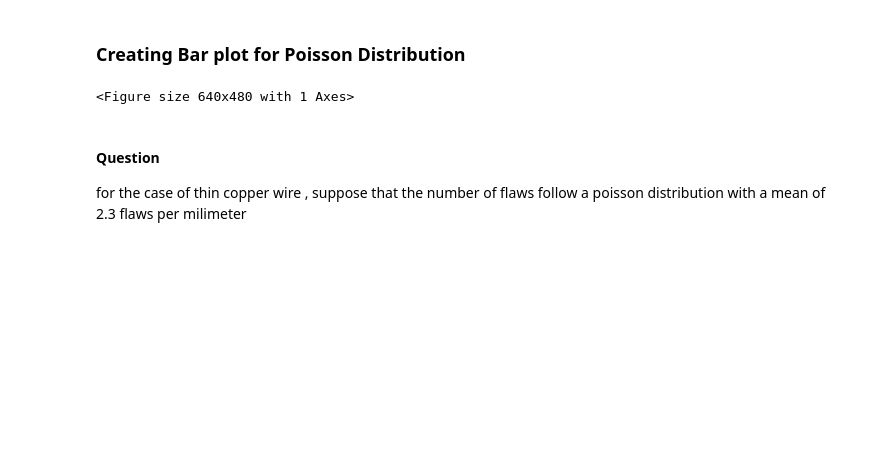
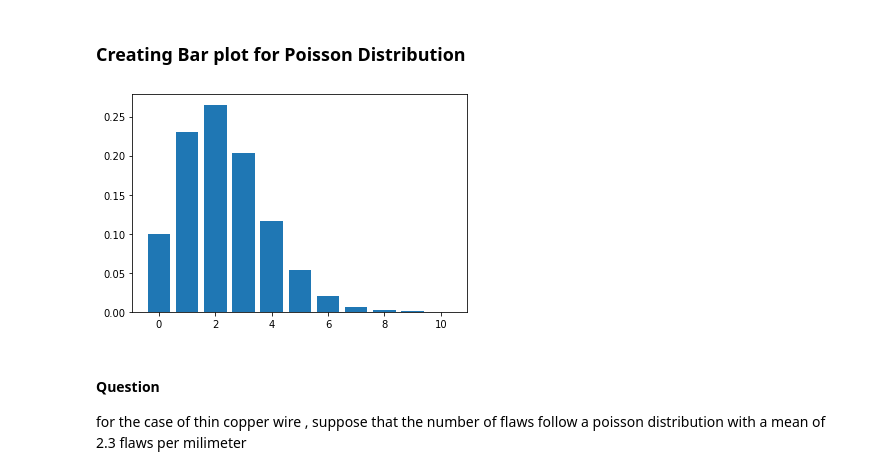
Before and after one commit to Dsajeet/Data-Analyst, a Jupyter notebook: Statistics/Statistics_practice.ipynb, the cells around one changed output. Drawn from its saved outputs; the diff is of its cells as text; code cells hidden in the pictures; blank space fills up the shorter version.

```diff
--- a/Statistics/Statistics_practice.ipynb
+++ b/Statistics/Statistics_practice.ipynb
@@ -230,13 +99,12 @@ stats.poisson.pmf(0,6)
 # %%
 import matplotlib.pyplot as plt
 lambda_value=2.3
-mean=2.3
 x=scipy.linspace(0,10,11)
-pmf=scipy.stats.poisson.pmf(x,mean)
+pmf=scipy.stats.poisson.pmf(x,lambda_value)
 plt.bar(x,pmf)
 plt.show()
 # %% [output]
-<Figure size 640x480 with 1 Axes>
+[figure, added]
 # %% [markdown]
 #### Question
 for the case of thin copper wire , suppose that the number of flaws follow a poisson distribution with a mean of 2.3 flaws per
```
Also changed, not shown: parts of 97 cells of this notebook, 1 other file.
